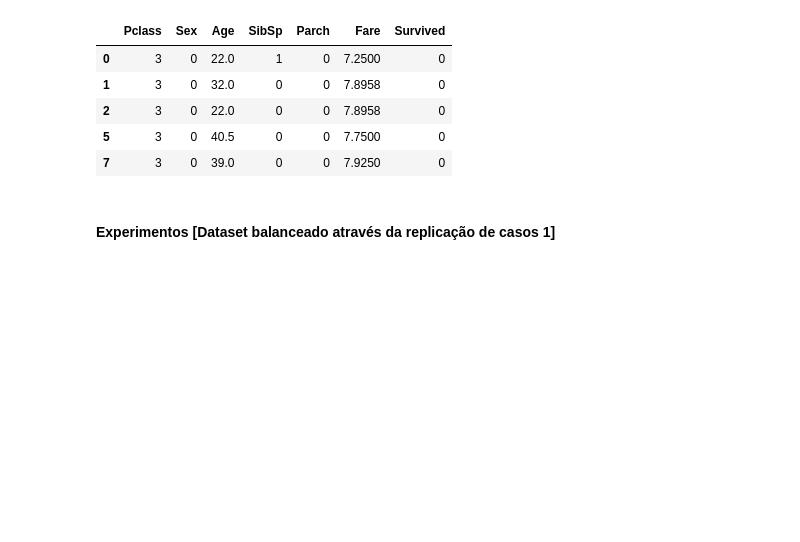
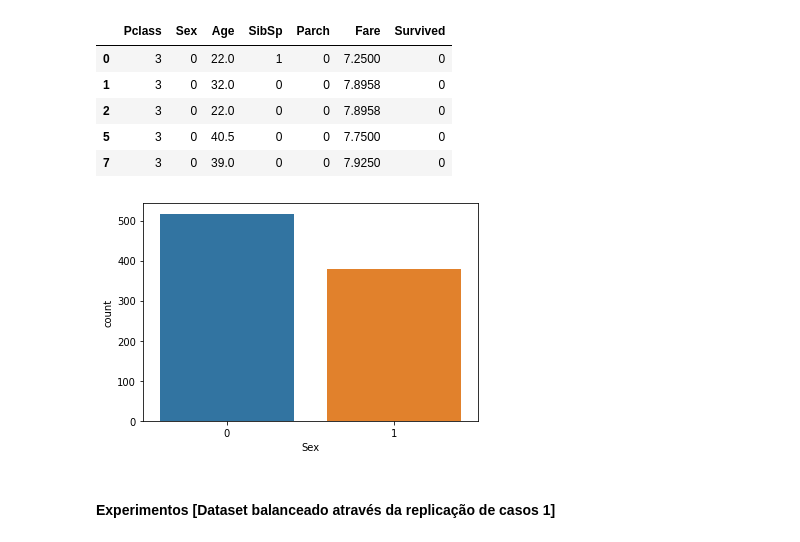
Before and after one commit to jc-costa/Aprendizagem-de-Maquina-SI, a Jupyter notebook: Mini-projeto Árvores de Decisão - Sobrevivência no Titanic/DTC.ipynb, the cells around one changed output. Drawn from its saved outputs; the diff is of its cells as text; code cells hidden in the pictures; blank space fills up the shorter version.

```diff
--- a/Mini-projeto Árvores de Decisão - Sobrevivência no Titanic/DTC.ipynb
+++ b/Mini-projeto Árvores de Decisão - Sobrevivência no Titanic/DTC.ipynb
@@ -621,6 +651,10 @@ memory usage: 55.9 KB
 | 2 | 3 | 0 | 22.0 | 0 | 0 | 7.8958 | 0 |
 | 5 | 3 | 0 | 40.5 | 0 | 0 | 7.7500 | 0 |
 | 7 | 3 | 0 | 39.0 | 0 | 0 | 7.9250 | 0 |
+# %%
+sns.countplot(x='Sex', data= new_data4);
+# %% [output]
+[figure, added]
 # %%
 x = new_data4.drop('Survived', axis=1)
 y = new_data4['Survived']
```
Also changed, not shown: parts of 10 cells of this notebook.
